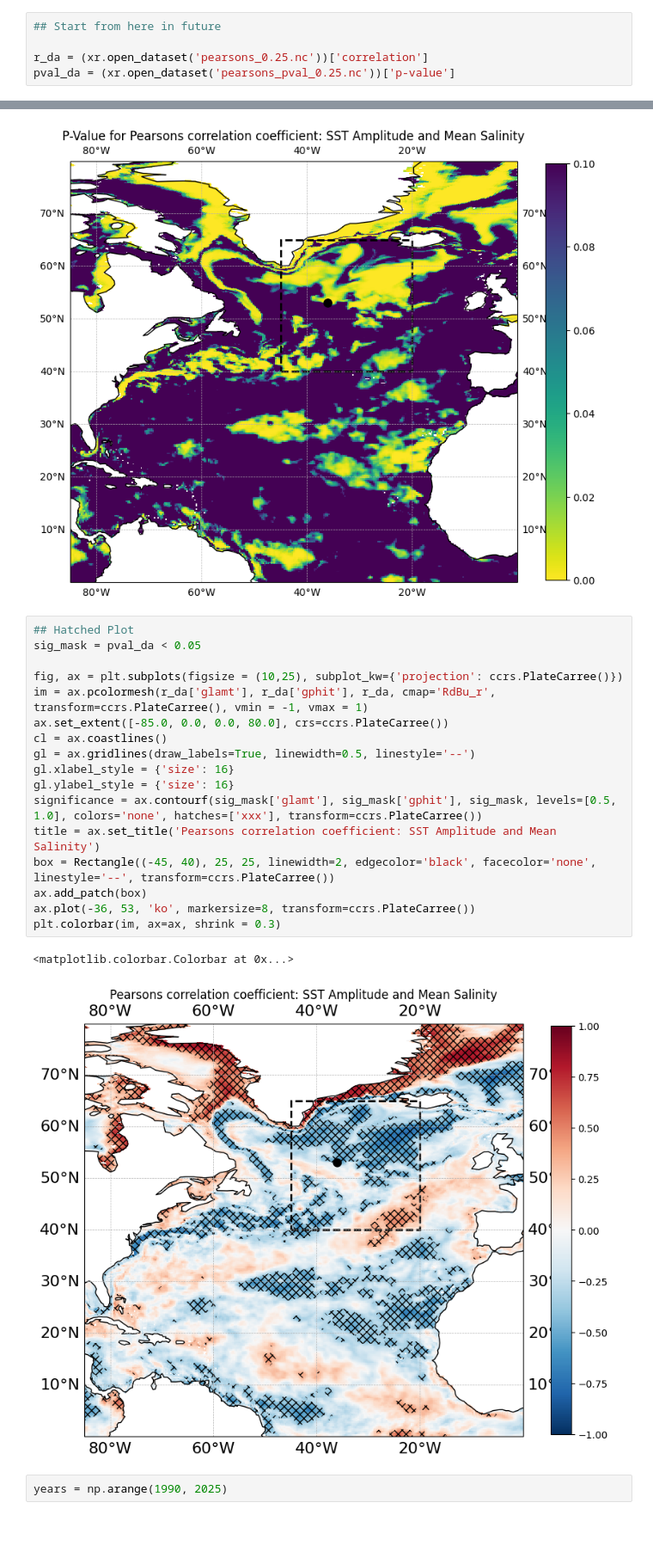
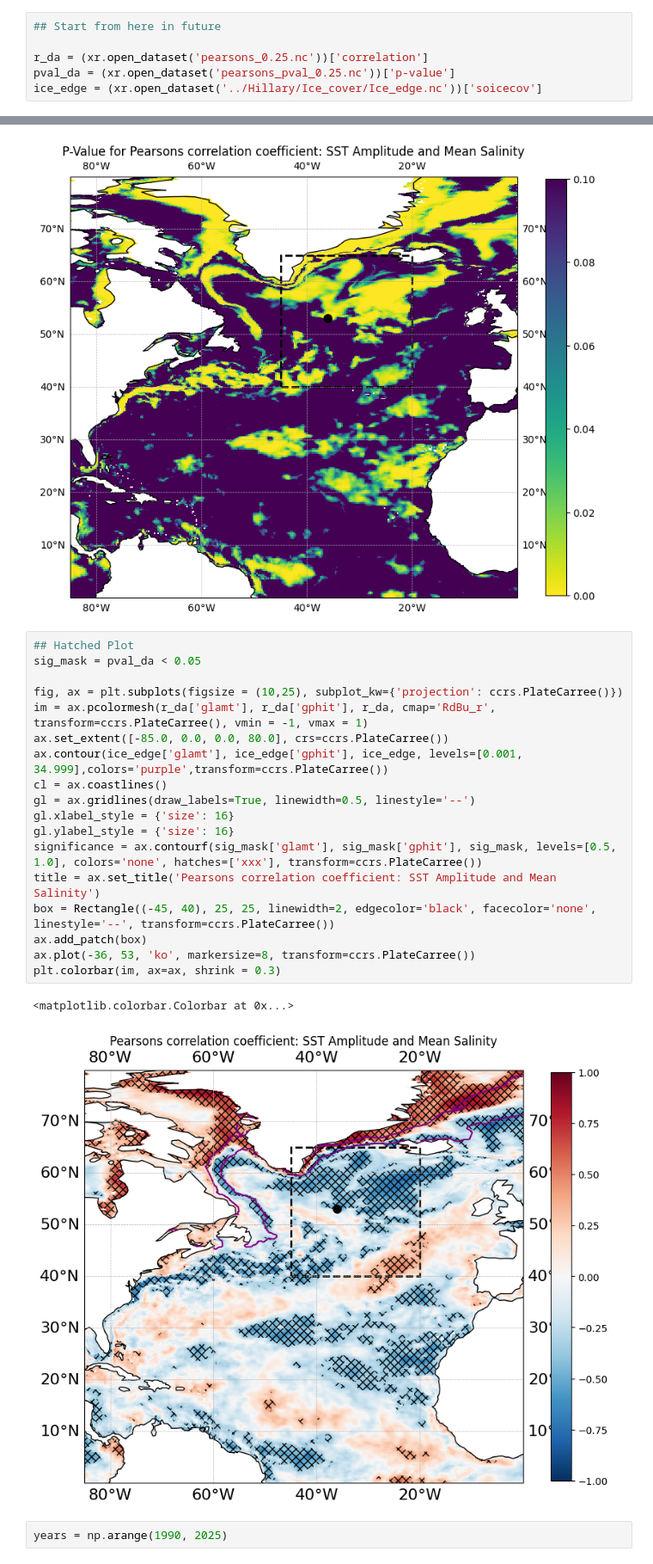
Before and after one commit to Tom-A-H/All-Code-, a Jupyter notebook: CORRELATION/Correlation.ipynb, the cells around one changed output, grey strips where cells are left out. Shown at 86% size. Cells and saved outputs as stored; diff of their text form; blank space fills up the shorter version.

```diff
--- a/CORRELATION/Correlation.ipynb
+++ b/CORRELATION/Correlation.ipynb
@@ -135,6 +151,7 @@ pval_da.to_netcdf('pearsons_pval_0.25.nc')
 
 r_da = (xr.open_dataset('pearsons_0.25.nc'))['correlation']
 pval_da = (xr.open_dataset('pearsons_pval_0.25.nc'))['p-value']
+ice_edge = (xr.open_dataset('../Hillary/Ice_cover/Ice_edge.nc'))['soicecov']
 # %%
 fig, ax = plt.subplots(figsize = (10,25), subplot_kw={'projection': ccrs.PlateCarree()})
 
@@ -168,23 +185,24 @@ plt.colorbar(im, ax=ax, shrink = 0.3)
 # %%
 ## Hatched Plot
 sig_mask = pval_da < 0.05
 
 fig, ax = plt.subplots(figsize = (10,25), subplot_kw={'projection': ccrs.PlateCarree()})
 im = ax.pcolormesh(r_da['glamt'], r_da['gphit'], r_da, cmap='RdBu_r', transform=ccrs.PlateCarree(), vmin = -1, vmax = 1)
 ax.set_extent([-85.0, 0.0, 0.0, 80.0], crs=ccrs.PlateCarree())
+ax.contour(ice_edge['glamt'], ice_edge['gphit'], ice_edge, levels=[0.001, 34.999],colors='purple',transform=ccrs.PlateCarree())
 cl = ax.coastlines()
 gl = ax.gridlines(draw_labels=True, linewidth=0.5, linestyle='--')
 gl.xlabel_style = {'size': 16}
 gl.ylabel_style = {'size': 16}
 significance = ax.contourf(sig_mask['glamt'], sig_mask['gphit'], sig_mask, levels=[0.5, 1.0], colors='none', hatches=['xxx'], transform=ccrs.PlateCarree())
 title = ax.set_title('Pearsons correlation coefficient: SST Amplitude and Mean Salinity')
 box = Rectangle((-45, 40), 25, 25, linewidth=2, edgecolor='black', facecolor='none', linestyle='--', transform=ccrs.PlateCarree())
 ax.add_patch(box)
 ax.plot(-36, 53, 'ko', markersize=8, transform=ccrs.PlateCarree())
 plt.colorbar(im, ax=ax, shrink = 0.3)
 # %% [output]
 <matplotlib.colorbar.Colorbar at 0x...>
-[figure, old version]
+[figure, new version]
 # %%
 years = np.arange(1990, 2025)
 # %%
```
Also changed, not shown: parts of 1 cell of this notebook, 8 other files.
